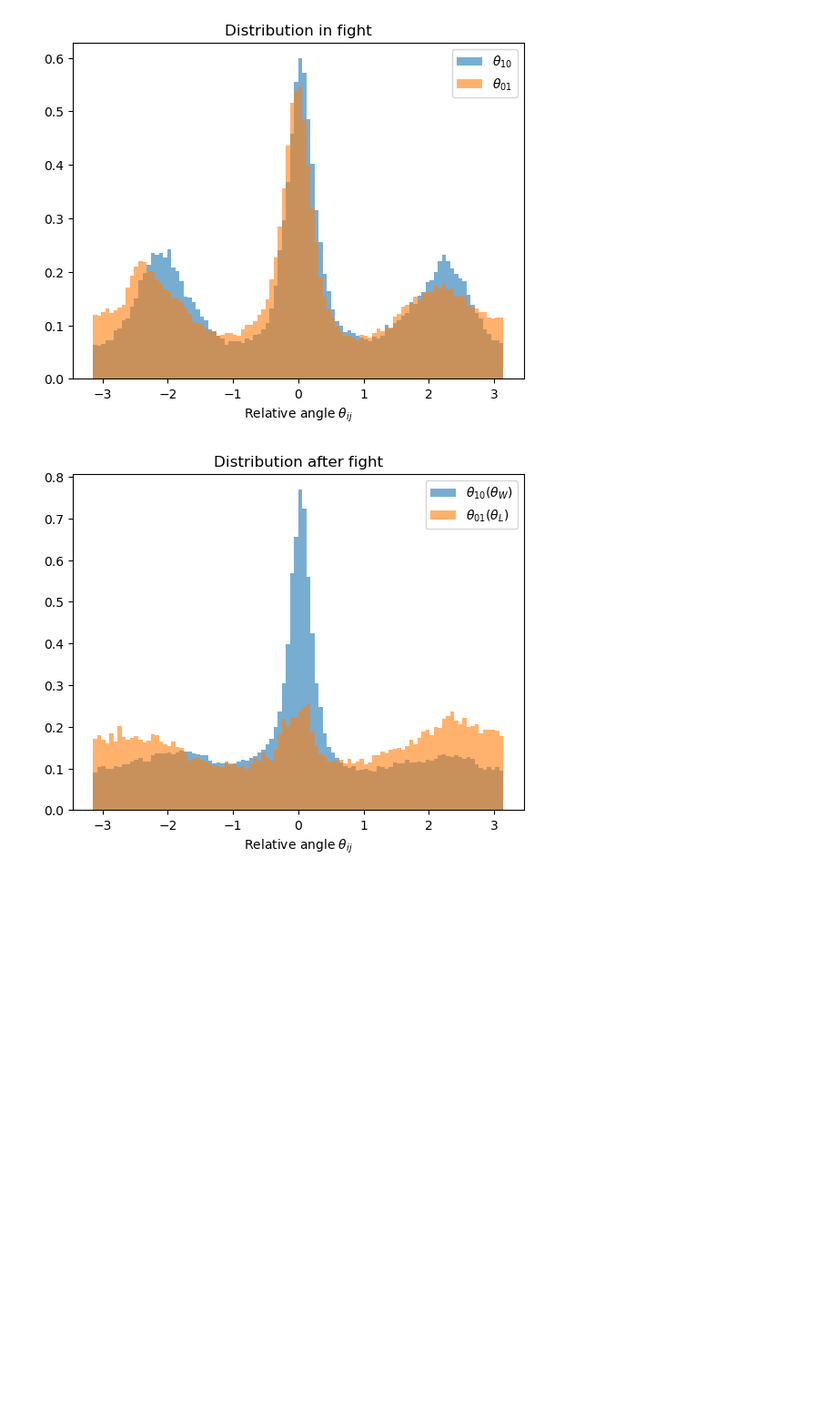
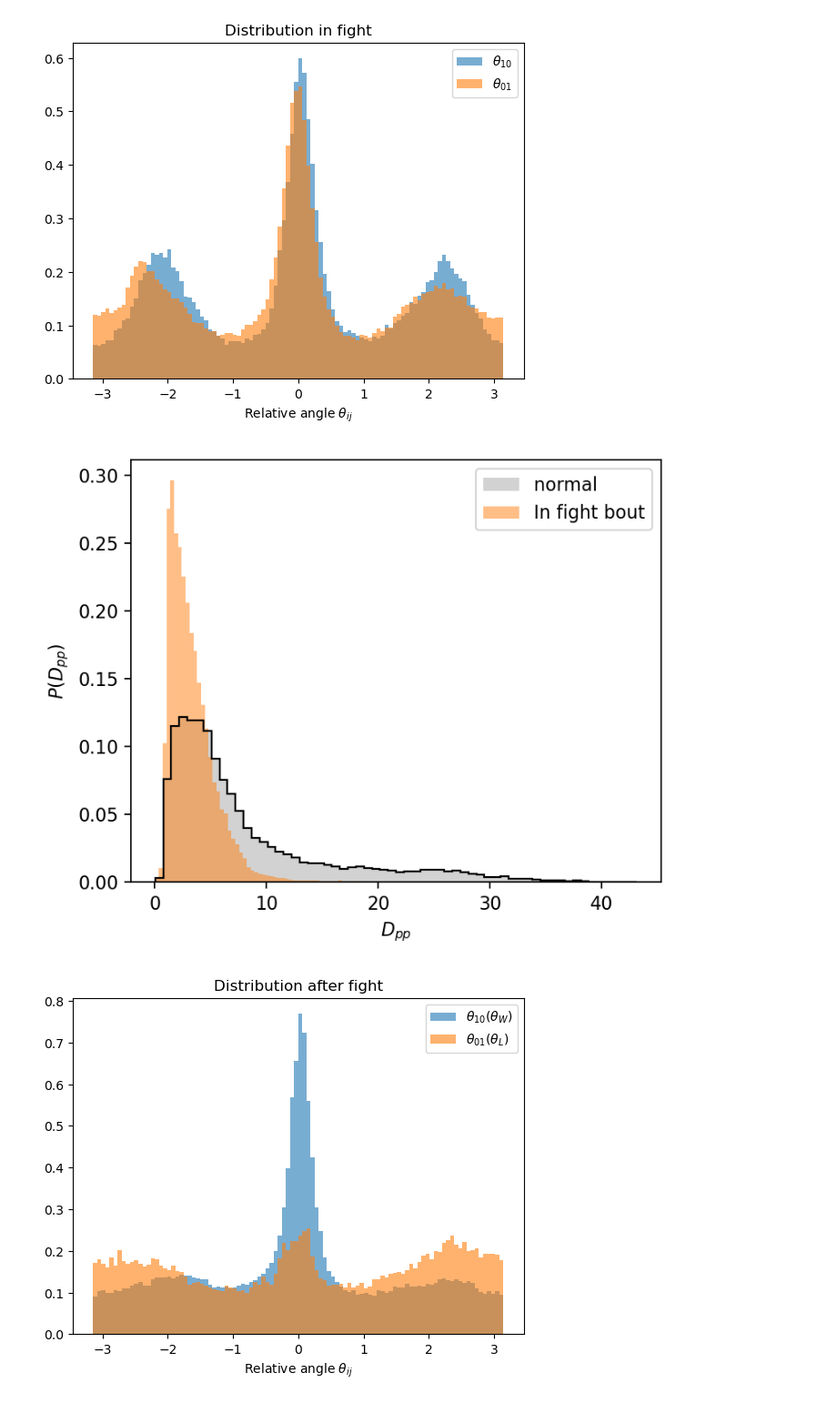
Before and after one commit to Marindevandijk/Thesis-clean, a Jupyter notebook: notebook_exploratory/analyse_data.ipynb, the cells around one changed output. Shown at 91% size. Drawn from its saved outputs; the diff is of its cells as text; code cells hidden in the pictures; blank space fills up the shorter version.

```diff
--- a/notebook_exploratory/analyse_data.ipynb
+++ b/notebook_exploratory/analyse_data.ipynb
@@ -1015,6 +1039,10 @@ head_fish1_after = Y[stop:, 1, 0, :]
 pec_after = Y[stop:, :, 1, :]
 pec_fish0_after = pec_after[:, 0, :]
 pec_fish1_after = pec_after[:, 1, :]
+
+
+r_after = pec_fish1_after - pec_fish0_after
+d_after= np.linalg.norm(r_after, axis=1)
 
 vector_fish0_after = (head_fish0_after - pec_fish0_after)
 orientation_fish0_after= vector_fish0_after/np.linalg.norm(vector_fish0_after, axis=1, keepdims=True)
@@ -1036,6 +1064,50 @@ phi_10_after = np.arctan2(r_10_after[:,1],r_10_after[:,0]) #dy,dx
 
 psi_10_after = phi_10_after - theta1_after
 psi_10_after= ((psi_10_after + np.pi) % (2*np.pi) - np.pi) # wrap interval from -pi to pi
+# %%
+plt.figure(figsize=(5, 4), dpi=160)
+
+hist1, bins1, _ = plt.hist(
+    d,
+    bins=60,
+    density=True,
+    color="0.65",
+    alpha=0.5,
+    edgecolor="none",
+    label="normal"
+)
+
+hist2, bins2, _ = plt.hist(
+    d_f,
+    bins=60,
+    density=True,
+    color="tab:orange",
+    alpha=0.5,
+    edgecolor="none",
+    label="In fight bout"
+)
+"""
+hist3, bins3, _ = plt.hist(
+    d_after,
+    bins=60,
+    density=True,
+    color="tab:orange",
+    alpha=0.5,
+    edgecolor="none",
+    label="after fight bout"
+)
+"""
+plt.stairs(hist1, bins1, color="black", lw=1)
+#plt.stairs(hist2, bins2, color="black", lw=1)
+#plt.stairs(hist3, bins3, color="black", lw=1)
+
+plt.xlabel(r"$D_{pp}$")
+plt.ylabel(r"$P(D_{pp})$")
+plt.legend()
+plt.tight_layout()
+plt.show()
+# %% [output]
+[figure, added]
 # %%
 plt.hist(psi_10_after,bins = 100,alpha = 0.6,label= r'$\theta_{10} (\theta_{W})$',density = True)
 plt.hist(psi_01_after,bins = 100,alpha = 0.6,label= r'$\theta_{01} (\theta_{L})$',density = True)
```
Also changed, not shown: parts of 2 cells of this notebook, 6 other files.
